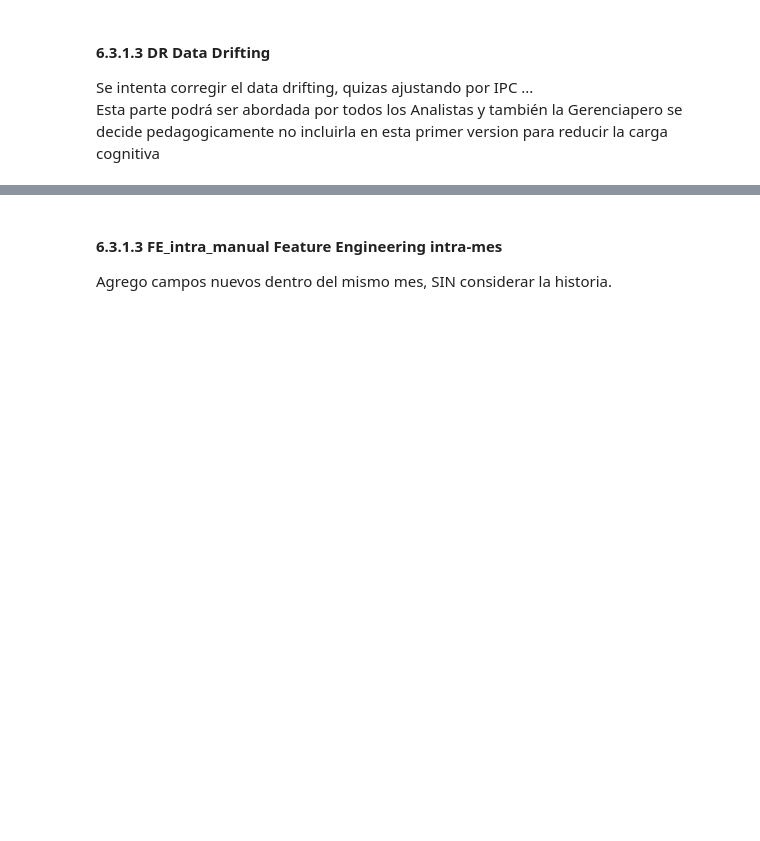
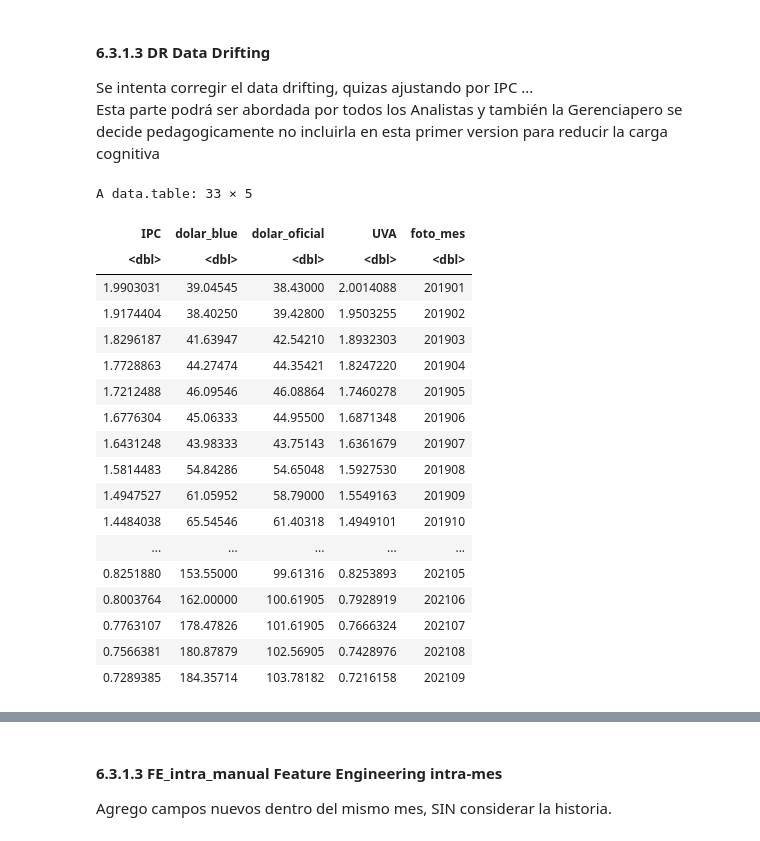
Before and after one commit to Gabi-Martina/labo2025v, a Jupyter notebook: src/workflows/610_WorkFlow_01_gerencial_final.ipynb, the cells around one changed output, grey strips where cells are left out. Saved outputs shown, nothing was run; the diff lists cells and outputs as text; code cells hidden in the pictures; blank space fills up the shorter version.

```diff
--- a/src/workflows/610_WorkFlow_01_gerencial_final.ipynb
+++ b/src/workflows/610_WorkFlow_01_gerencial_final.ipynb
@@ -145,0 +151,10 @@ Se intenta corregir el data drifting, quizas ajustando por IPC ...
+# %%
+# meses que me interesan para el ajuste de variables monetarias
+vfoto_mes <- c(
+  201901, 201902, 201903, 201904, 201905, 201906,
+  201907, 201908, 201909, 201910, 201911, 201912,
+  202001, 202002, 202003, 202004, 202005, 202006,
+  202007, 202008, 202009, 202010, 202011, 202012,
+  202101, 202102, 202103, 202104, 202105, 202106,
+  202107, 202108, 202109
+)
@@ -145,0 +220,32 @@ Se intenta corregir el data drifting, quizas ajustando por IPC ...
+# %%
+tb_indices <- as.data.table( list(
+  "IPC" = vIPC,
+  "dolar_blue" = vdolar_blue,
+  "dolar_oficial" = vdolar_oficial,
+  "UVA" = vUVA
+  )
+)
+
+tb_indices[[ 'foto_mes' ]] <- vfoto_mes
+
+tb_indices
+# %% [output]
+A data.table: 33 × 5
+| IPC | dolar_blue | dolar_oficial | UVA | foto_mes |
+| <dbl> | <dbl> | <dbl> | <dbl> | <dbl> |
+| 1.9903031 | 39.04545 | 38.43000 | 2.0014088 | 201901 |
+| 1.9174404 | 38.40250 | 39.42800 | 1.9503255 | 201902 |
+| 1.8296187 | 41.63947 | 42.54210 | 1.8932303 | 201903 |
+| 1.7728863 | 44.27474 | 44.35421 | 1.8247220 | 201904 |
+| 1.7212488 | 46.09546 | 46.08864 | 1.7460278 | 201905 |
+| 1.6776304 | 45.06333 | 44.95500 | 1.6871348 | 201906 |
+| 1.6431248 | 43.98333 | 43.75143 | 1.6361679 | 201907 |
+| 1.5814483 | 54.84286 | 54.65048 | 1.5927530 | 201908 |
+| 1.4947527 | 61.05952 | 58.79000 | 1.5549163 | 201909 |
+| 1.4484038 | 65.54546 | 61.40318 | 1.4949101 | 201910 |
+| ... | ... | ... | ... | ... |
+| 0.8251880 | 153.55000 | 99.61316 | 0.8253893 | 202105 |
+| 0.8003764 | 162.00000 | 100.61905 | 0.7928919 | 202106 |
+| 0.7763107 | 178.47826 | 101.61905 | 0.7666324 | 202107 |
+| 0.7566381 | 180.87879 | 102.56905 | 0.7428976 | 202108 |
+| 0.7289385 | 184.35714 | 103.78182 | 0.7216158 | 202109 |
```
Also changed, not shown: parts of 28 cells of this notebook.
